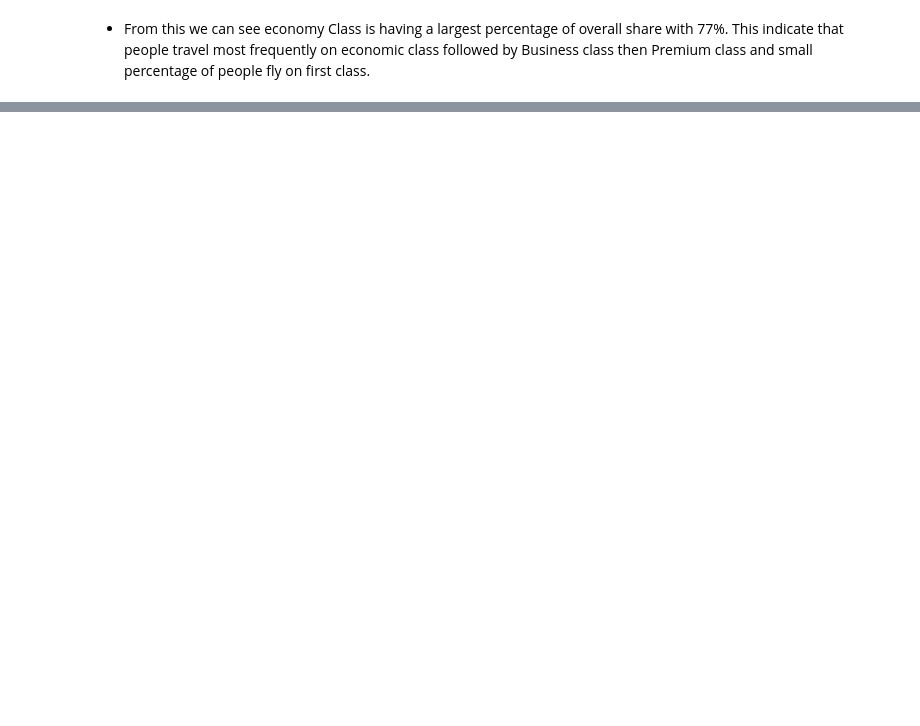
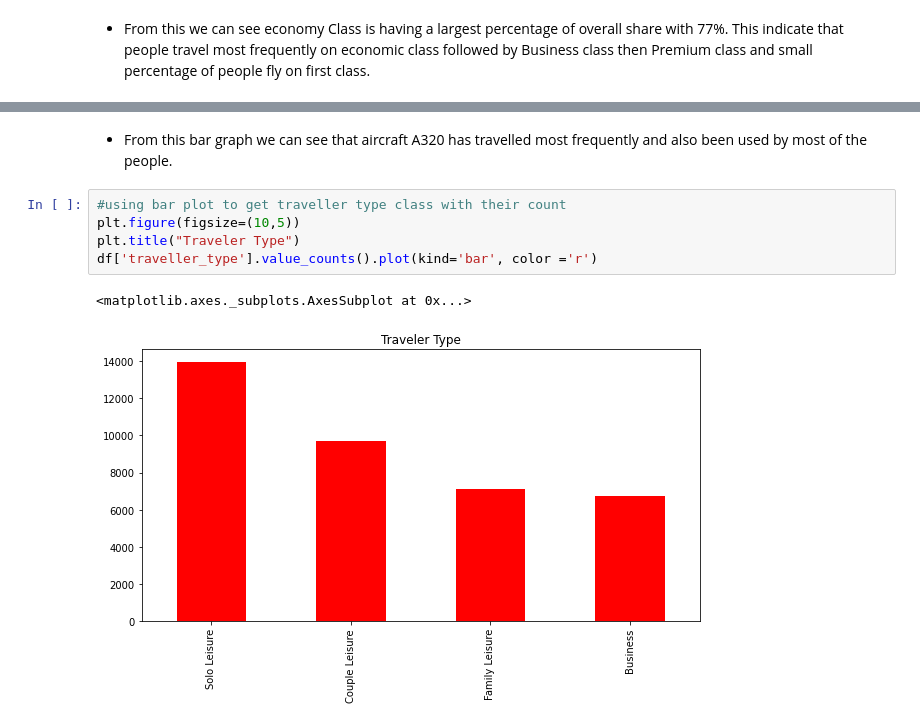
Before and after one commit to Shrez7961/Airline-Passenger-Referral-Prediction, a Jupyter notebook: Airline_Passenger_Referral_Prediction_ShreyasM_Final.ipynb, the cells around one changed output, grey strips where cells are left out. Drawn from its saved outputs; the diff is of its cells as text; blank space fills up the shorter version.

```diff
--- a/Airline_Passenger_Referral_Prediction_ShreyasM_Final.ipynb
+++ b/Airline_Passenger_Referral_Prediction_ShreyasM_Final.ipynb
@@ -237,0 +252,12 @@ df['airline'].value_counts()[0:6].plot(kind='bar',figsize=(10,5))
+# %% [markdown]
+
+
+*   From this bar graph we can see that aircraft A320 has travelled most frequently and also been used by most of the people.
+# %%
+#using bar plot to get traveller type class with their count
+plt.figure(figsize=(10,5))
+plt.title("Traveler Type")
+df['traveller_type'].value_counts().plot(kind='bar', color ='r')
+# %% [output]
+<matplotlib.axes._subplots.AxesSubplot at 0x...>
+[figure, added]
```
Also changed, not shown: parts of 12 cells of this notebook.
